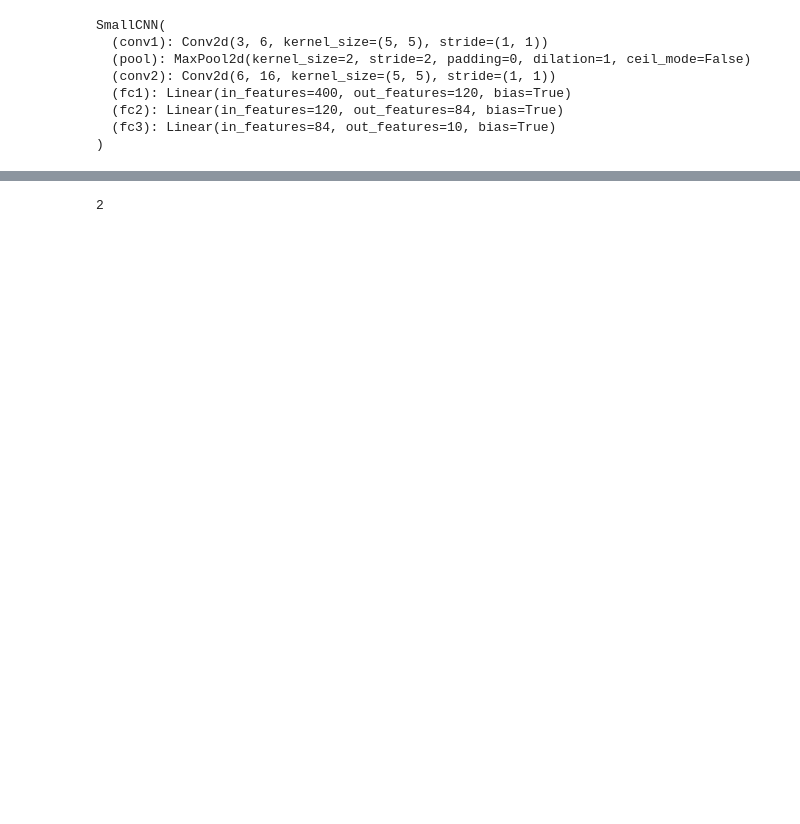
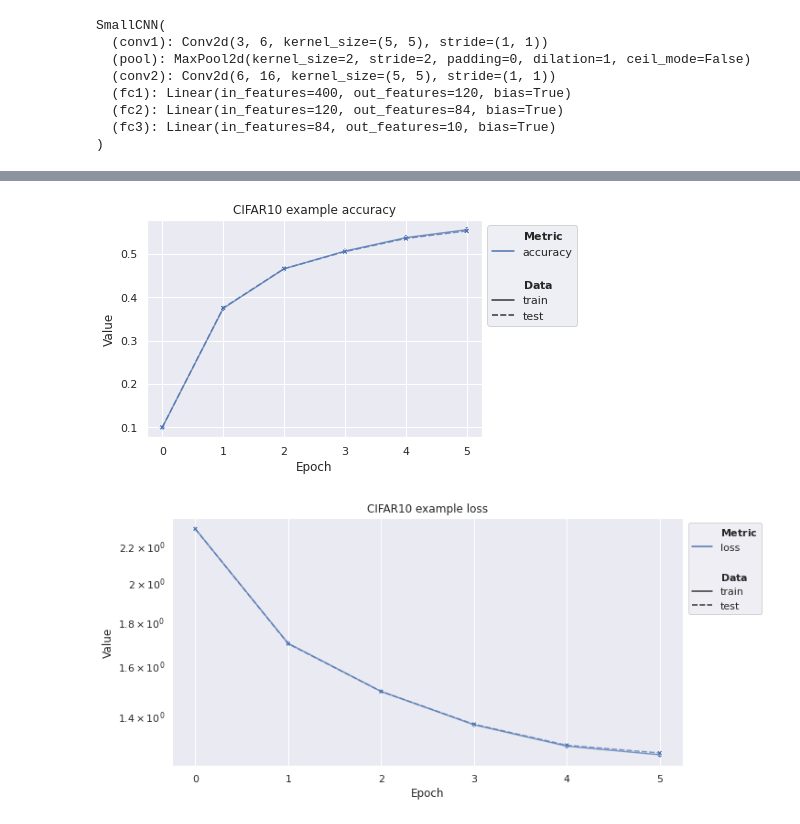
Before and after one commit to camgbus/pytorch_template, a Jupyter notebook: ptt/cifar10_notebook.ipynb, the cells around one changed output, grey strips where cells are left out. Drawn from its saved outputs; the diff is of its cells as text; code cells hidden in the pictures; blank space fills up the shorter version.

```diff
--- a/ptt/cifar10_notebook.ipynb
+++ b/ptt/cifar10_notebook.ipynb
@@ -52,7 +62,8 @@ Epoch 2 data test loss 0.17121666666666666
 # %%
 # Visualize results
 save_path = os.path.join('test', 'test_obj')
-plot_results(res, measures=['accuracy'], save_path=save_path, title='CIFAR10 example accuracy', ending='.png')
-plot_results(res, measures=['loss'], save_path=save_path, ylog=True, title='CIFAR10 example loss', ending='.png')
+plot_results(results, measures=['accuracy'], save_path=save_path, title='CIFAR10 example accuracy', ending='.png')
+plot_results(results, measures=['loss'], save_path=save_path, ylog=True, title='CIFAR10 example loss', ending='.png')
 # %% [output]
-2
+[figure, added]
+[figure, added]
```
Also changed, not shown: parts of 3 cells of this notebook, 4 other files.
